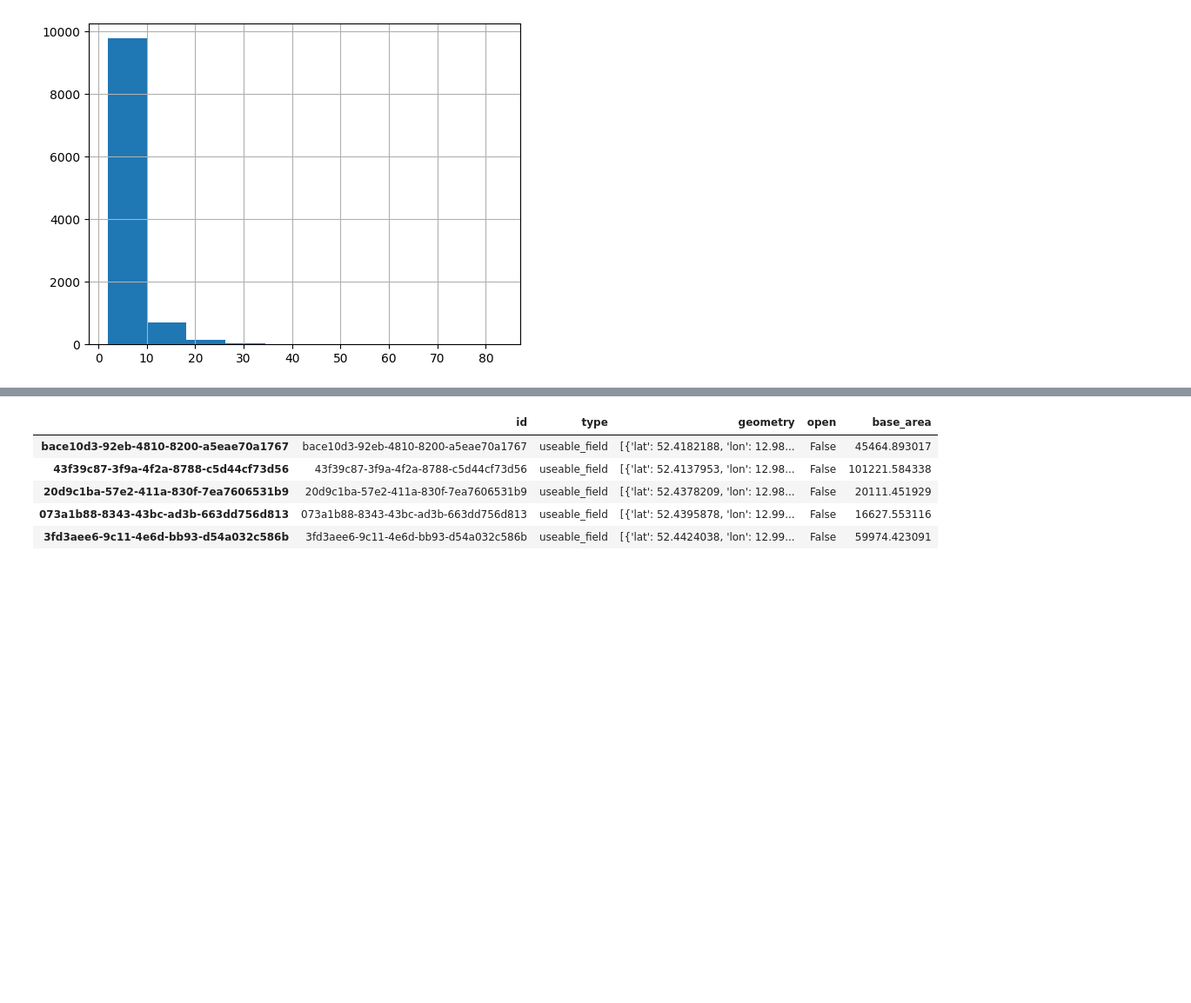
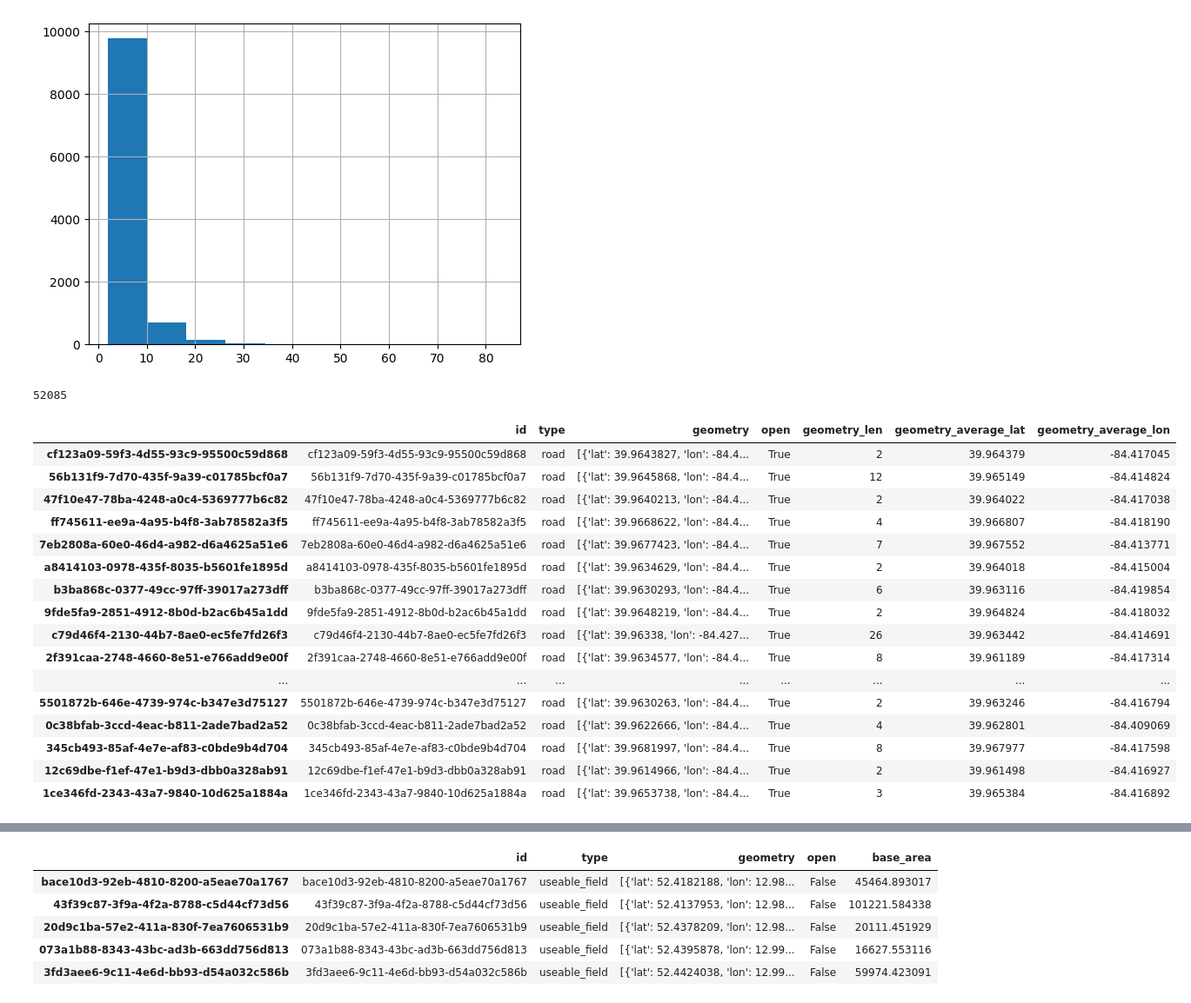
Before and after one commit to Sonaion/hackHPI2024, a Jupyter notebook: src/03_AnalyzeDataWithEnergies.ipynb, the cells around one changed output, grey strips where cells are left out. Shown: that part at 87% size. Cells and saved outputs as stored; diff of their text form; code cells hidden in the pictures; blank space fills up the shorter version.

```diff
--- a/src/03_AnalyzeDataWithEnergies.ipynb
+++ b/src/03_AnalyzeDataWithEnergies.ipynb
@@ -44,3 +44,7 @@ df_highways['geometry_len'].hist()
 # %% [output]
 <Axes: >
 [figure]
+# %%
+df_highways['geometry_len'].sum()
+# %% [output]
+52085
@@ -47,3 +54,23 @@ df_highways['geometry_len'].hist()
+# %%
+df_highways[df_highways['geometry_average_lon'] < 0]
+# %% [output]
+|  | id | type | geometry | open | geometry_len | geometry_average_lat | geometry_average_lon |
+| cf123a09-59f3-4d55-93c9-95500c59d868 | cf123a09-59f3-4d55-93c9-95500c59d868 | road | [{'lat': 39.9643827, 'lon': -84.4... | True | 2 | 39.964379 | -84.417045 |
+| 56b131f9-7d70-435f-9a39-c01785bcf0a7 | 56b131f9-7d70-435f-9a39-c01785bcf0a7 | road | [{'lat': 39.9645868, 'lon': -84.4... | True | 12 | 39.965149 | -84.414824 |
+| 47f10e47-78ba-4248-a0c4-5369777b6c82 | 47f10e47-78ba-4248-a0c4-5369777b6c82 | road | [{'lat': 39.9640213, 'lon': -84.4... | True | 2 | 39.964022 | -84.417038 |
+| ff745611-ee9a-4a95-b4f8-3ab78582a3f5 | ff745611-ee9a-4a95-b4f8-3ab78582a3f5 | road | [{'lat': 39.9668622, 'lon': -84.4... | True | 4 | 39.966807 | -84.418190 |
+| 7eb2808a-60e0-46d4-a982-d6a4625a51e6 | 7eb2808a-60e0-46d4-a982-d6a4625a51e6 | road | [{'lat': 39.9677423, 'lon': -84.4... | True | 7 | 39.967552 | -84.413771 |
+| a8414103-0978-435f-8035-b5601fe1895d | a8414103-0978-435f-8035-b5601fe1895d | road | [{'lat': 39.9634629, 'lon': -84.4... | True | 2 | 39.964018 | -84.415004 |
+| b3ba868c-0377-49cc-97ff-39017a273dff | b3ba868c-0377-49cc-97ff-39017a273dff | road | [{'lat': 39.9630293, 'lon': -84.4... | True | 6 | 39.963116 | -84.419854 |
+| 9fde5fa9-2851-4912-8b0d-b2ac6b45a1dd | 9fde5fa9-2851-4912-8b0d-b2ac6b45a1dd | road | [{'lat': 39.9648219, 'lon': -84.4... | True | 2 | 39.964824 | -84.418032 |
+| c79d46f4-2130-44b7-8ae0-ec5fe7fd26f3 | c79d46f4-2130-44b7-8ae0-ec5fe7fd26f3 | road | [{'lat': 39.96338, 'lon': -84.427... | True | 26 | 39.963442 | -84.414691 |
+| 2f391caa-2748-4660-8e51-e766add9e00f | 2f391caa-2748-4660-8e51-e766add9e00f | road | [{'lat': 39.9634577, 'lon': -84.4... | True | 8 | 39.961189 | -84.417314 |
+| ... | ... | ... | ... | ... | ... | ... | ... |
+| 5501872b-646e-4739-974c-b347e3d75127 | 5501872b-646e-4739-974c-b347e3d75127 | road | [{'lat': 39.9630263, 'lon': -84.4... | True | 2 | 39.963246 | -84.416794 |
+| 0c38bfab-3ccd-4eac-b811-2ade7bad2a52 | 0c38bfab-3ccd-4eac-b811-2ade7bad2a52 | road | [{'lat': 39.9622666, 'lon': -84.4... | True | 4 | 39.962801 | -84.409069 |
+| 345cb493-85af-4e7e-af83-c0bde9b4d704 | 345cb493-85af-4e7e-af83-c0bde9b4d704 | road | [{'lat': 39.9681997, 'lon': -84.4... | True | 8 | 39.967977 | -84.417598 |
+| 12c69dbe-f1ef-47e1-b9d3-dbb0a328ab91 | 12c69dbe-f1ef-47e1-b9d3-dbb0a328ab91 | road | [{'lat': 39.9614966, 'lon': -84.4... | True | 2 | 39.961498 | -84.416927 |
+| 1ce346fd-2343-43a7-9840-10d625a1884a | 1ce346fd-2343-43a7-9840-10d625a1884a | road | [{'lat': 39.9653738, 'lon': -84.4... | True | 3 | 39.965384 | -84.416892 |
 # %%
 import matplotlib.pyplot as plt
 
```
Also changed, not shown: parts of 9 cells of this notebook.
